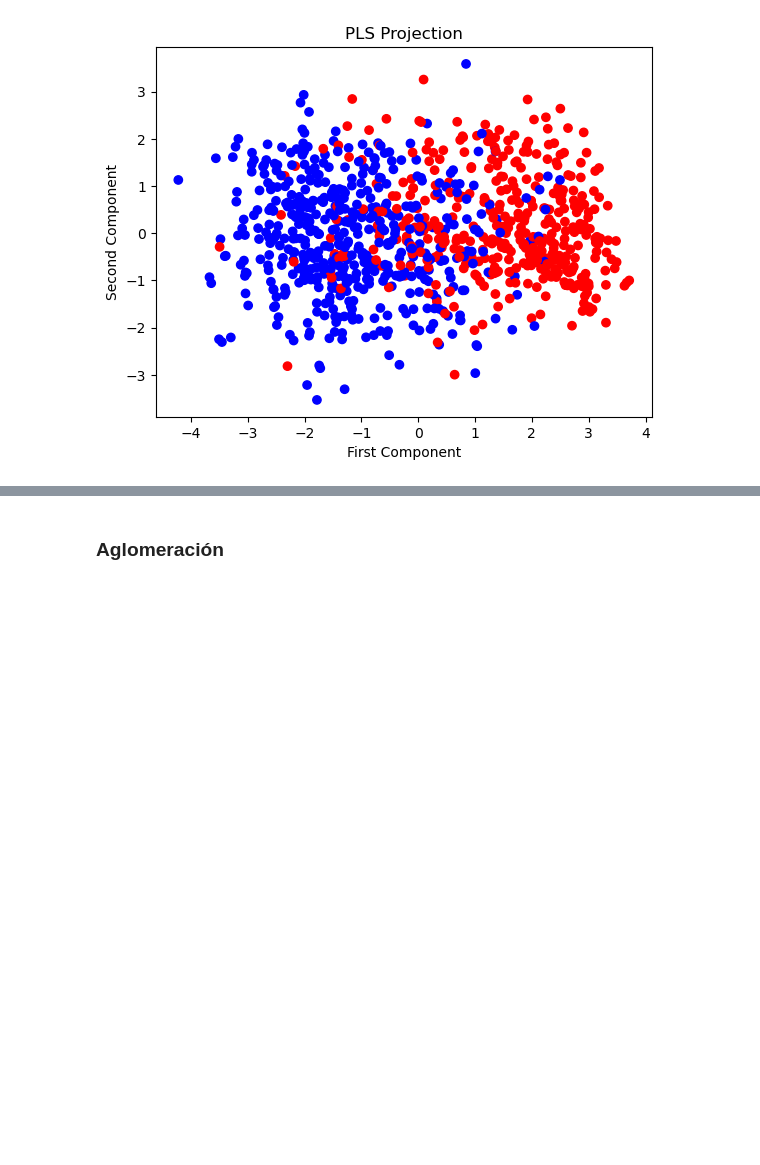
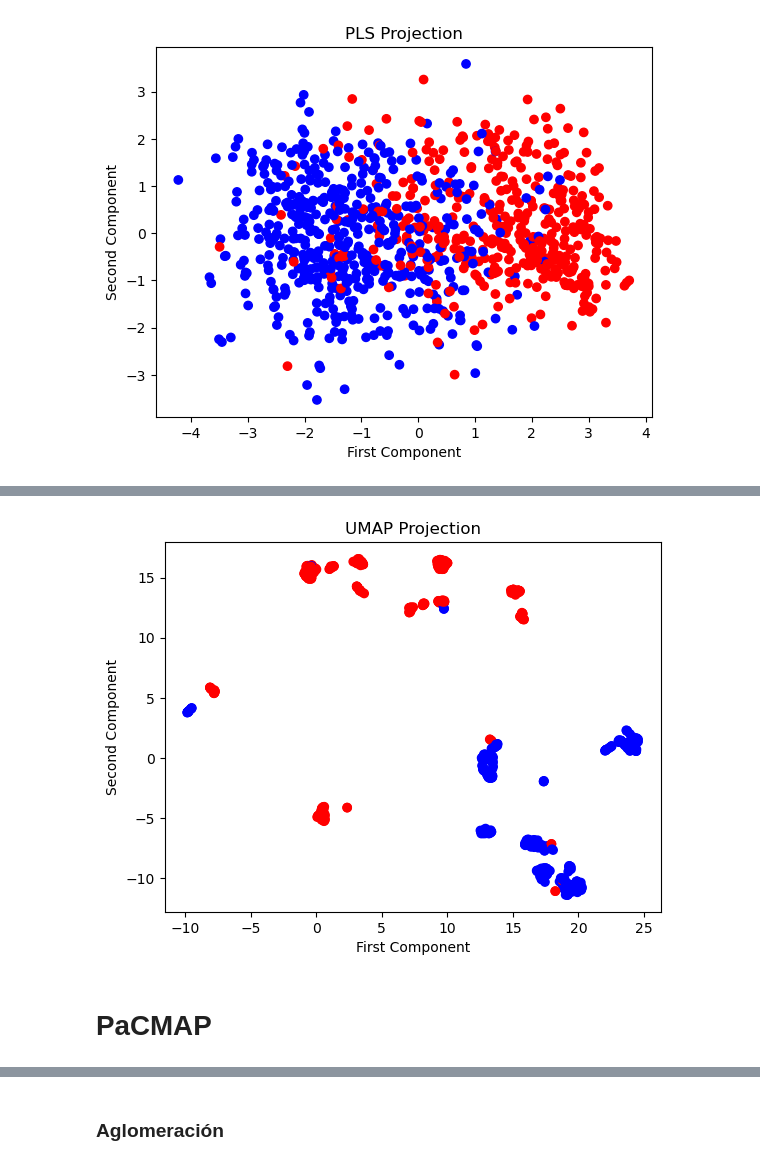
Before and after one commit to CursosLic-PabloAlvarado/tarea-6-t6-brayain, a Jupyter notebook: heart.ipynb, the cells around one changed output, grey strips where cells are left out. Drawn from its saved outputs; the diff is of its cells as text; code cells hidden in the pictures; blank space fills up the shorter version.

```diff
--- a/heart.ipynb
+++ b/heart.ipynb
@@ -198,0 +205,7 @@ plt.show()
+# %%
+reducer = umap.UMAP(n_components=2)
+X_umap = reducer.fit_transform(X_normalized, y)
+
+# print the transformed data
+print("UMAP transformed data:")
+print(X_umap)
@@ -198,0 +221,12 @@ plt.show()
+# %%
+colors = {0: 'red', 1: 'blue'}
+plt.scatter(X_umap[:, 0], X_umap[:, 1], c=[colors[i] for i in y])
+plt.xlabel('First Component')
+plt.ylabel('Second Component')
+plt.title('UMAP Projection')
+
+plt.show()
+# %% [output]
+[figure, added]
+# %% [markdown]
+# PaCMAP
```
Also changed, not shown: parts of 8 cells of this notebook, 1 other file.
